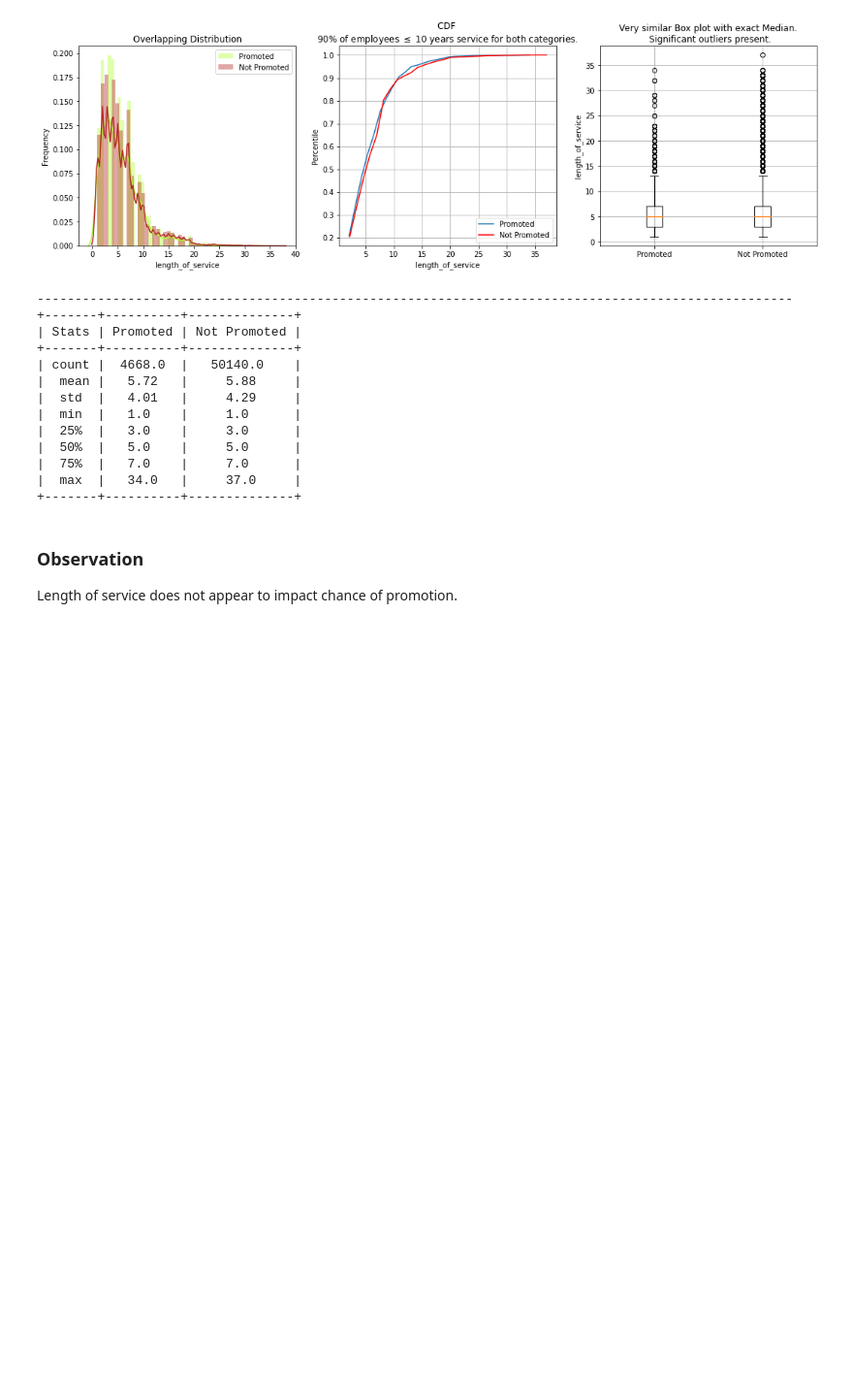
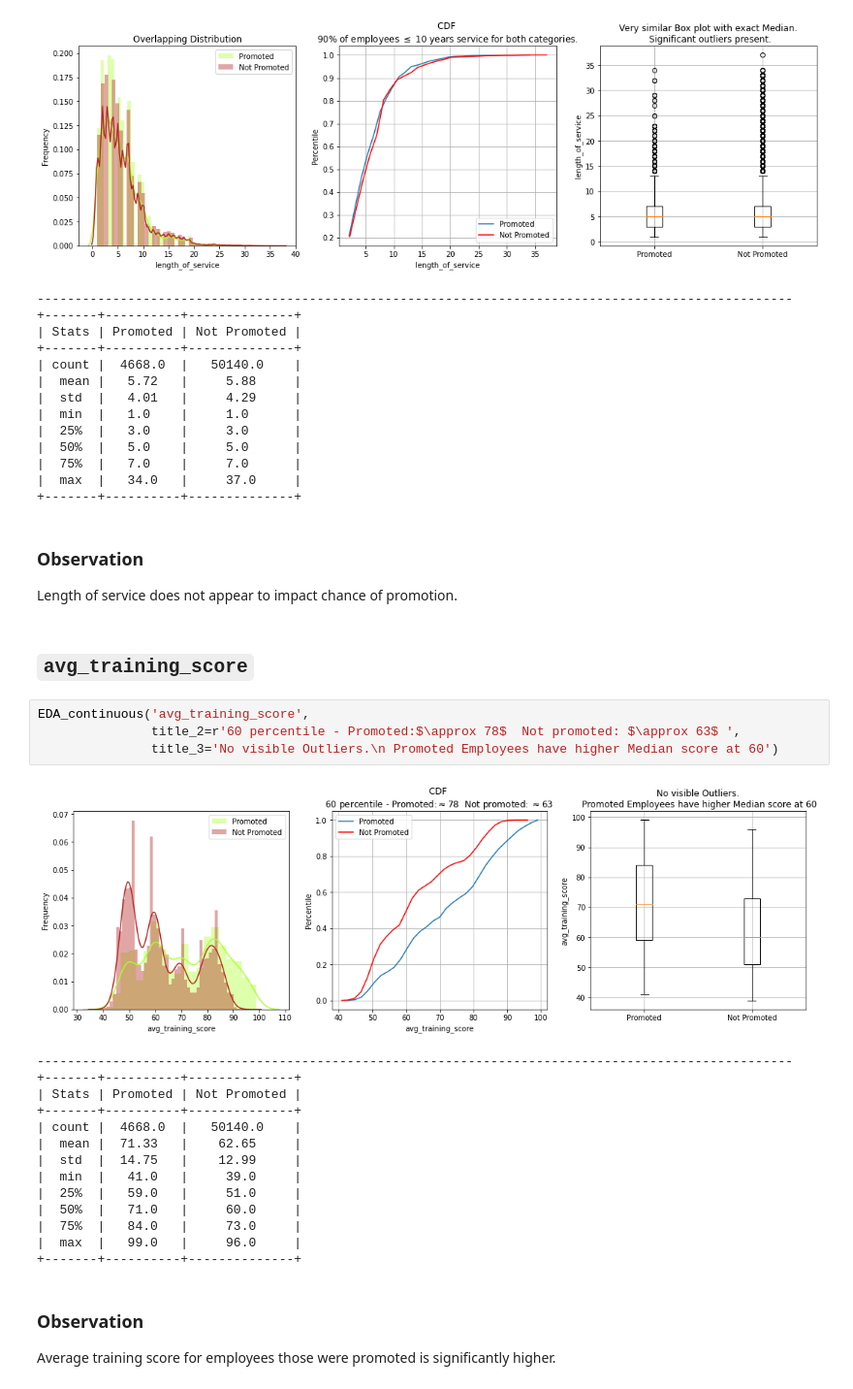
Before and after one commit to gunnerVivek/Employee-Promotion, a Jupyter notebook: 1-Analysis.ipynb, the cells around one changed output. Shown at 97% size. Saved outputs shown, nothing was run; the diff lists cells and outputs as text; blank space fills up the shorter version.

Commit message:
notebook: add eda for avg_training_score variable

```diff
--- a/1-Analysis.ipynb
+++ b/1-Analysis.ipynb
@@ -818,3 +818,27 @@ EDA_continuous('length_of_service', title_1='Overlapping Distribution',
 # %% [markdown]
 ### Observation
 Length of service does not appear to impact chance of promotion.
+# %% [markdown]
+## `avg_training_score`
+# %%
+EDA_continuous('avg_training_score',
+               title_2=r'60 percentile - Promoted:$\approx 78$  Not promoted: $\approx 63$ ',
+               title_3='No visible Outliers.\n Promoted Employees have higher Median score at 60')
+# %% [output]
+[figure, added]
+----------------------------------------------------------------------------------------------------
++-------+----------+--------------+
+| Stats | Promoted | Not Promoted |
++-------+----------+--------------+
+| count |  4668.0  |   50140.0    |
+|  mean |  71.33   |    62.65     |
+|  std  |  14.75   |    12.99     |
+|  min  |   41.0   |     39.0     |
+|  25%  |   59.0   |     51.0     |
+|  50%  |   71.0   |     60.0     |
+|  75%  |   84.0   |     73.0     |
+|  max  |   99.0   |     96.0     |
++-------+----------+--------------+
+# %% [markdown]
+### Observation
+Average training score for employees those were promoted is significantly higher.
```
